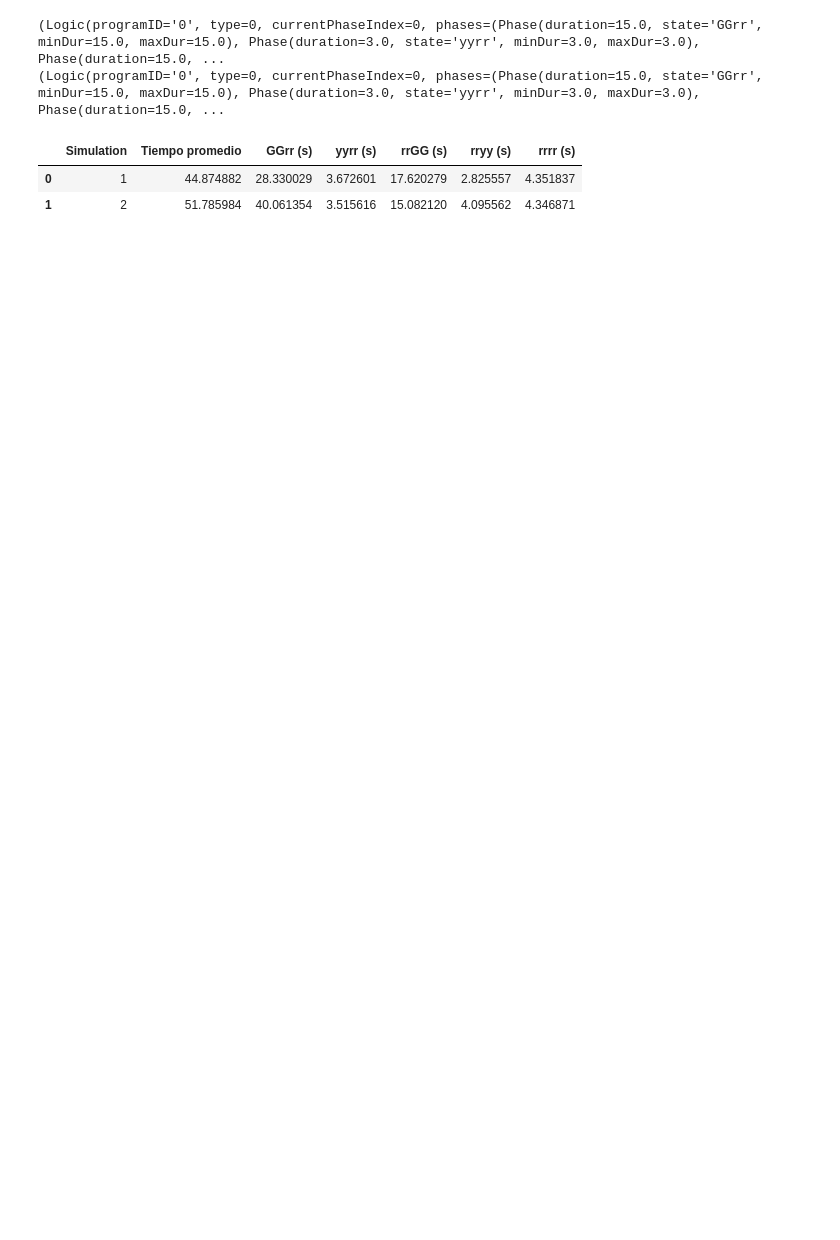
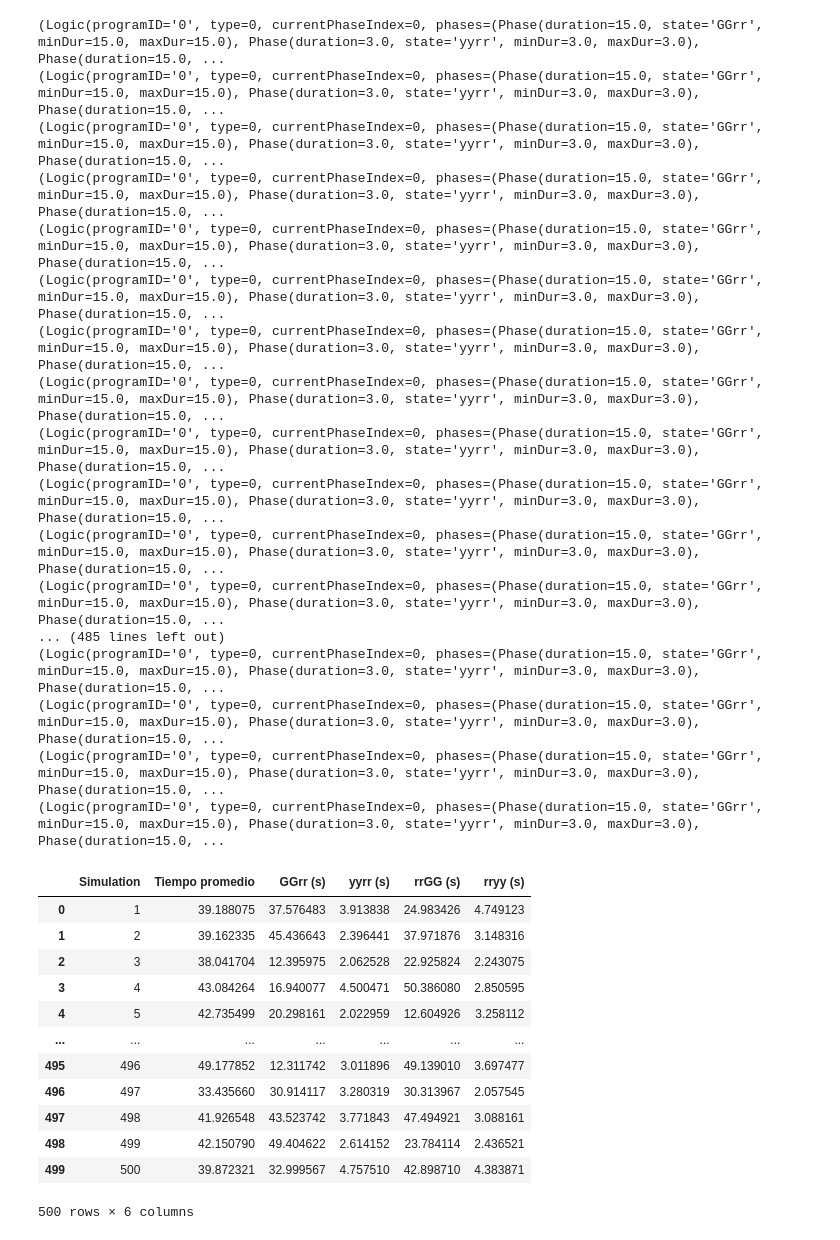
Before and after one commit to Emmatap31/Sumo_EjeCentral, a Jupyter notebook: Simulaciones.ipynb, the cells around one changed output. Saved outputs shown, nothing was run; the diff lists cells and outputs as text; code cells hidden in the pictures; blank space fills up the shorter version.

```diff
--- a/Simulaciones.ipynb
+++ b/Simulaciones.ipynb
@@ -29,7 +29,7 @@ traci.trafficlight.setProgramLogic(id_semaforo, new_logic)
 
 traci.trafficlight.setProgram(id_semaforo, "nuevo_programa")
 # %%
-def new_logic(ggrr, yyrr, rrgg, rryy, rrrr):
+def new_logic(ggrr, yyrr, rrgg, rryy):
 
     tls_ids = traci.trafficlight.getIDList()
     id_semaforo = tls_ids[0]
@@ -37,7 +37,7 @@ def new_logic(ggrr, yyrr, rrgg, rryy, rrrr):
 
     from traci._trafficlight import Logic, Phase
 
-    new_logic = Logic(programID="nuevo_programa", type=0,currentPhaseIndex=0,phases=[Phase(duration=ggrr, state="GGrr", minDur=ggrr, maxDur=ggrr ), Phase(duration=yyrr, state='yyrr', minDur=yyrr, maxDur=yyrr), Phase(duration=rrgg, state='rrGG', minDur=rrgg, maxDur=rrgg), Phase(duration=rryy, state='rryy', minDur=rryy, maxDur=rryy), Phase(duration=rrrr, state='rrrr', minDur=rrrr, maxDur=rrrr)])
+    new_logic = Logic(programID="nuevo_programa", type=0,currentPhaseIndex=0,phases=[Phase(duration=ggrr, state="GGrr", minDur=ggrr, maxDur=ggrr ), Phase(duration=yyrr, state='yyrr', minDur=yyrr, maxDur=yyrr), Phase(duration=rrgg, state='rrGG', minDur=rrgg, maxDur=rrgg), Phase(duration=rryy, state='rryy', minDur=rryy, maxDur=rryy)])
 
     traci.trafficlight.setProgramLogic(id_semaforo, new_logic)
 
@@ -91,8 +91,7 @@ ggrrs = []
 yyrrs = []
 rrggs = []
 rryys = []
-rrrrs = []
-num_simulations = 2
+num_simulations = 500
 
 for i in range(num_simulations):
     sumoBinary = "sumo"
@@ -104,15 +103,13 @@ for i in range(num_simulations):
     yyrr = rd.uniform(2,5) #(amarillo Norte-Sur)
     rrgg = rd.uniform(10,60) # (verde Este-Oeste)
     rryy = rd.uniform(2,5) #(amarillo Este-Oeste)
-    rrrr = rd.uniform(1,5) #(rojo total)
 
     ggrrs.append(ggrr)
     yyrrs.append(yyrr)
     rrggs.append(rrgg)
     rryys.append(rryy)
-    rrrrs.append(rrrr)
 
-    new_logic(ggrr, yyrr, rrgg, rryy, rrrr)
+    new_logic(ggrr, yyrr, rrgg, rryy)
     depart_times = {}
     arrival_times = {}
     simulation_durations = {}
@@ -133,35 +130,59 @@ for i in range(num_simulations):
         for veh_id in arrived_vehicles:
             if veh_id not in arrival_times:
                 arrival_times[veh_id] = current_time
 
 
 
     for veh_id, arrival_time in arrival_times.items():
         if veh_id in depart_times:
             departure_time = depart_times[veh_id]
             duration = arrival_time - departure_time
             simulation_durations[veh_id] = duration
 
     average = sum(simulation_durations.values())/len(simulation_durations)
 
     avgtimes.append(average)
 
     traci.close()
 data = {
     'Simulation' : range(1, num_simulations + 1),
     'Tiempo promedio' : avgtimes,
     'GGrr (s)' : ggrrs,
     'yyrr (s)' : yyrrs,
     'rrGG (s)' : rrggs,
-    'rryy (s)' : rryys,
-    'rrrr (s)' : rrrrs
+    'rryy (s)' : rryys
 }
 
 df = pd.DataFrame(data)
 df
 # %% [output]
 (Logic(programID='0', type=0, currentPhaseIndex=0, phases=(Phase(duration=15.0, state='GGrr', minDur=15.0, maxDur=15.0), Phase(duration=3.0, state='yyrr', minDur=3.0, maxDur=3.0), Phase(duration=15.0, ...
 (Logic(programID='0', type=0, currentPhaseIndex=0, phases=(Phase(duration=15.0, state='GGrr', minDur=15.0, maxDur=15.0), Phase(duration=3.0, state='yyrr', minDur=3.0, maxDur=3.0), Phase(duration=15.0, ...
+(Logic(programID='0', type=0, currentPhaseIndex=0, phases=(Phase(duration=15.0, state='GGrr', minDur=15.0, maxDur=15.0), Phase(duration=3.0, state='yyrr', minDur=3.0, maxDur=3.0), Phase(duration=15.0, ...
+(Logic(programID='0', type=0, currentPhaseIndex=0, phases=(Phase(duration=15.0, state='GGrr', minDur=15.0, maxDur=15.0), Phase(duration=3.0, state='yyrr', minDur=3.0, maxDur=3.0), Phase(duration=15.0, ...
+(Logic(programID='0', type=0, currentPhaseIndex=0, phases=(Phase(duration=15.0, state='GGrr', minDur=15.0, maxDur=15.0), Phase(duration=3.0, state='yyrr', minDur=3.0, maxDur=3.0), Phase(duration=15.0, ...
+(Logic(programID='0', type=0, currentPhaseIndex=0, phases=(Phase(duration=15.0, state='GGrr', minDur=15.0, maxDur=15.0), Phase(duration=3.0, state='yyrr', minDur=3.0, maxDur=3.0), Phase(duration=15.0, ...
+(Logic(programID='0', type=0, currentPhaseIndex=0, phases=(Phase(duration=15.0, state='GGrr', minDur=15.0, maxDur=15.0), Phase(duration=3.0, state='yyrr', minDur=3.0, maxDur=3.0), Phase(duration=15.0, ...
+(Logic(programID='0', type=0, currentPhaseIndex=0, phases=(Phase(duration=15.0, state='GGrr', minDur=15.0, maxDur=15.0), Phase(duration=3.0, state='yyrr', minDur=3.0, maxDur=3.0), Phase(duration=15.0, ...
+(Logic(programID='0', type=0, currentPhaseIndex=0, phases=(Phase(duration=15.0, state='GGrr', minDur=15.0, maxDur=15.0), Phase(duration=3.0, state='yyrr', minDur=3.0, maxDur=3.0), Phase(duration=15.0, ...
+(Logic(programID='0', type=0, currentPhaseIndex=0, phases=(Phase(duration=15.0, state='GGrr', minDur=15.0, maxDur=15.0), Phase(duration=3.0, state='yyrr', minDur=3.0, maxDur=3.0), Phase(duration=15.0, ...
+(Logic(programID='0', type=0, currentPhaseIndex=0, phases=(Phase(duration=15.0, state='GGrr', minDur=15.0, maxDur=15.0), Phase(duration=3.0, state='yyrr', minDur=3.0, maxDur=3.0), Phase(duration=15.0, ...
+(Logic(programID='0', type=0, currentPhaseIndex=0, phases=(Phase(duration=15.0, state='GGrr', minDur=15.0, maxDur=15.0), Phase(duration=3.0, state='yyrr', minDur=3.0, maxDur=3.0), Phase(duration=15.0, ...
+... (485 lines left out)
+(Logic(programID='0', type=0, currentPhaseIndex=0, phases=(Phase(duration=15.0, state='GGrr', minDur=15.0, maxDur=15.0), Phase(duration=3.0, state='yyrr', minDur=3.0, maxDur=3.0), Phase(duration=15.0, ...
+(Logic(programID='0', type=0, currentPhaseIndex=0, phases=(Phase(duration=15.0, state='GGrr', minDur=15.0, maxDur=15.0), Phase(duration=3.0, state='yyrr', minDur=3.0, maxDur=3.0), Phase(duration=15.0, ...
+(Logic(programID='0', type=0, currentPhaseIndex=0, phases=(Phase(duration=15.0, state='GGrr', minDur=15.0, maxDur=15.0), Phase(duration=3.0, state='yyrr', minDur=3.0, maxDur=3.0), Phase(duration=15.0, ...
+(Logic(programID='0', type=0, currentPhaseIndex=0, phases=(Phase(duration=15.0, state='GGrr', minDur=15.0, maxDur=15.0), Phase(duration=3.0, state='yyrr', minDur=3.0, maxDur=3.0), Phase(duration=15.0, ...
-|  | Simulation | Tiempo promedio | GGrr (s) | yyrr (s) | rrGG (s) | rryy (s) | rrrr (s) |
-| 0 | 1 | 44.874882 | 28.330029 | 3.672601 | 17.620279 | 2.825557 | 4.351837 |
-| 1 | 2 | 51.785984 | 40.061354 | 3.515616 | 15.082120 | 4.095562 | 4.346871 |
+|  | Simulation | Tiempo promedio | GGrr (s) | yyrr (s) | rrGG (s) | rryy (s) |
+| 0 | 1 | 39.188075 | 37.576483 | 3.913838 | 24.983426 | 4.749123 |
+| 1 | 2 | 39.162335 | 45.436643 | 2.396441 | 37.971876 | 3.148316 |
+| 2 | 3 | 38.041704 | 12.395975 | 2.062528 | 22.925824 | 2.243075 |
+| 3 | 4 | 43.084264 | 16.940077 | 4.500471 | 50.386080 | 2.850595 |
+| 4 | 5 | 42.735499 | 20.298161 | 2.022959 | 12.604926 | 3.258112 |
+| ... | ... | ... | ... | ... | ... | ... |
+| 495 | 496 | 49.177852 | 12.311742 | 3.011896 | 49.139010 | 3.697477 |
+| 496 | 497 | 33.435660 | 30.914117 | 3.280319 | 30.313967 | 2.057545 |
+| 497 | 498 | 41.926548 | 43.523742 | 3.771843 | 47.494921 | 3.088161 |
+| 498 | 499 | 42.150790 | 49.404622 | 2.614152 | 23.784114 | 2.436521 |
+| 499 | 500 | 39.872321 | 32.999567 | 4.757510 | 42.898710 | 4.383871 |
+500 rows × 6 columns
```
Also changed, not shown: parts of 3 cells of this notebook.
